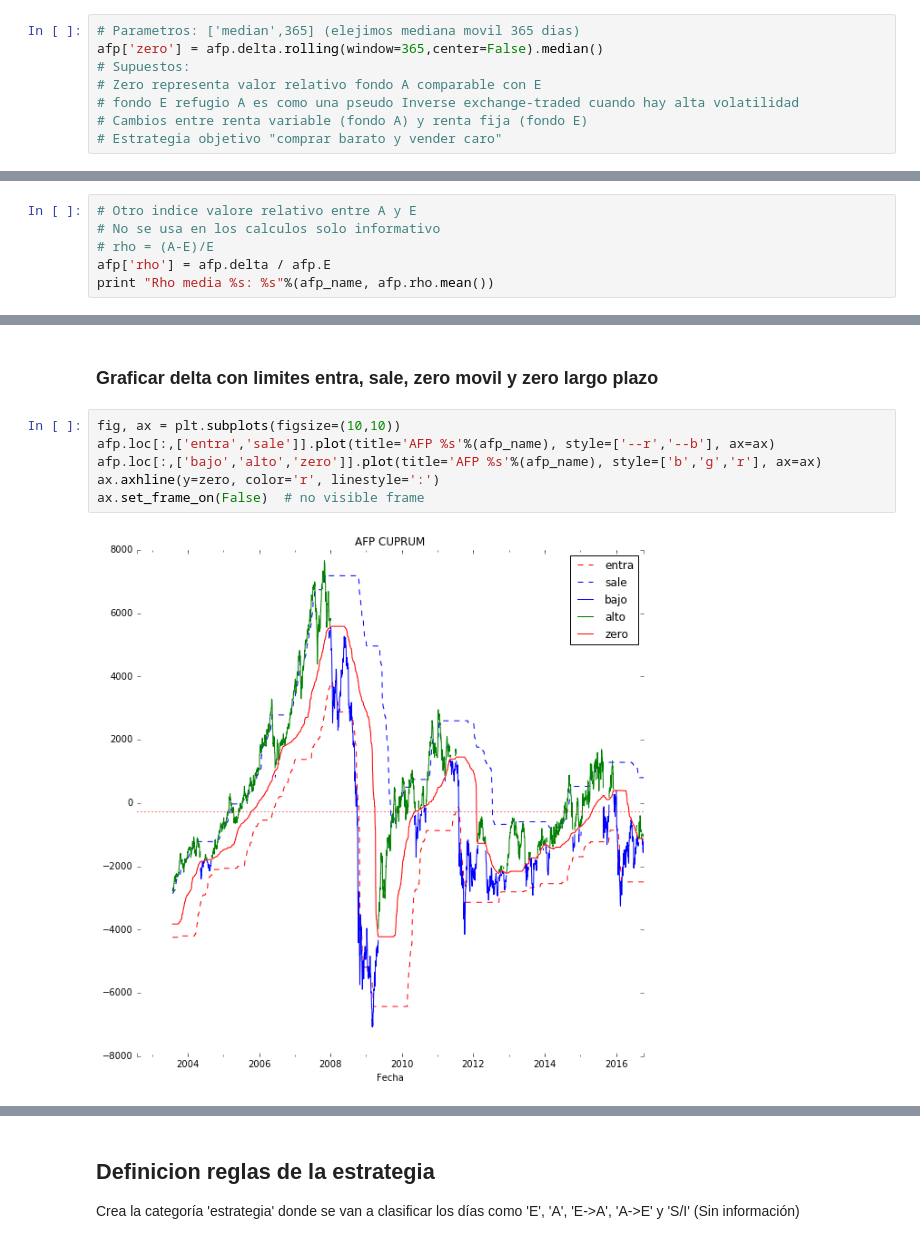
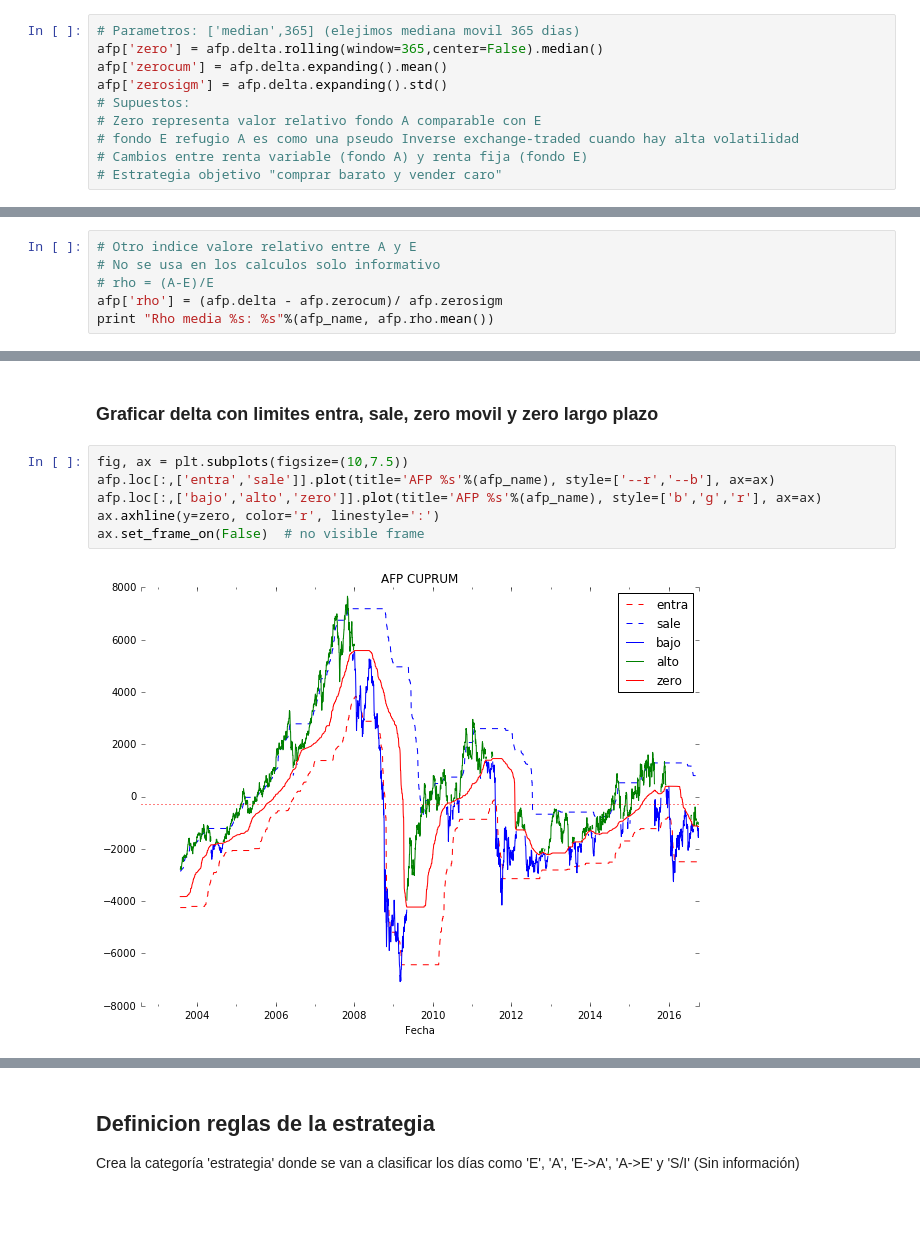
Before and after one commit to collabmarket/algorithms_afp, a Jupyter notebook: A-E_Cuprum.ipynb, the cells around one changed output, grey strips where cells are left out. Drawn from its saved outputs; the diff is of its cells as text; blank space fills up the shorter version.

```diff
--- a/A-E_Cuprum.ipynb
+++ b/A-E_Cuprum.ipynb
@@ -66,6 +66,8 @@ Zero media CUPRUM: -278.014177435
 # %%
 # Parametros: ['median',365] (elejimos mediana movil 365 dias)
 afp['zero'] = afp.delta.rolling(window=365,center=False).median()
+afp['zerocum'] = afp.delta.expanding().mean()
+afp['zerosigm'] = afp.delta.expanding().std()
 # Supuestos:
 # Zero representa valor relativo fondo A comparable con E
 # fondo E refugio A es como una pseudo Inverse exchange-traded cuando hay alta volatilidad
@@ -77,6 +79,6 @@ afp['zero'] = afp.delta.rolling(window=365,center=False).median()
 # Otro indice valore relativo entre A y E
 # No se usa en los calculos solo informativo
 # rho = (A-E)/E
-afp['rho'] = afp.delta / afp.E
+afp['rho'] = (afp.delta - afp.zerocum)/ afp.zerosigm
 print "Rho media %s: %s"%(afp_name, afp.rho.mean())
 # %% [output]
@@ -189,13 +192,13 @@ afp['sale'] = afp.delta.rolling(window=365,center=False).quantile(quantile=0.95)
 # %% [markdown]
 ### Graficar delta con limites entra, sale, zero movil y zero largo plazo
 # %%
-fig, ax = plt.subplots(figsize=(10,10))
+fig, ax = plt.subplots(figsize=(10,7.5))
 afp.loc[:,['entra','sale']].plot(title='AFP %s'%(afp_name), style=['--r','--b'], ax=ax)
 afp.loc[:,['bajo','alto','zero']].plot(title='AFP %s'%(afp_name), style=['b','g','r'], ax=ax)
 ax.axhline(y=zero, color='r', linestyle=':')
 ax.set_frame_on(False)  # no visible frame
 # %% [output]
-[figure, old version]
+[figure, new version]
 # %%
 # Segnal concavidad delta corto plazo
 # Parametros segunda derivada delta de corto plazo (concavidad)
```
Also changed, not shown: parts of 12 cells of this notebook, 3 other files.
